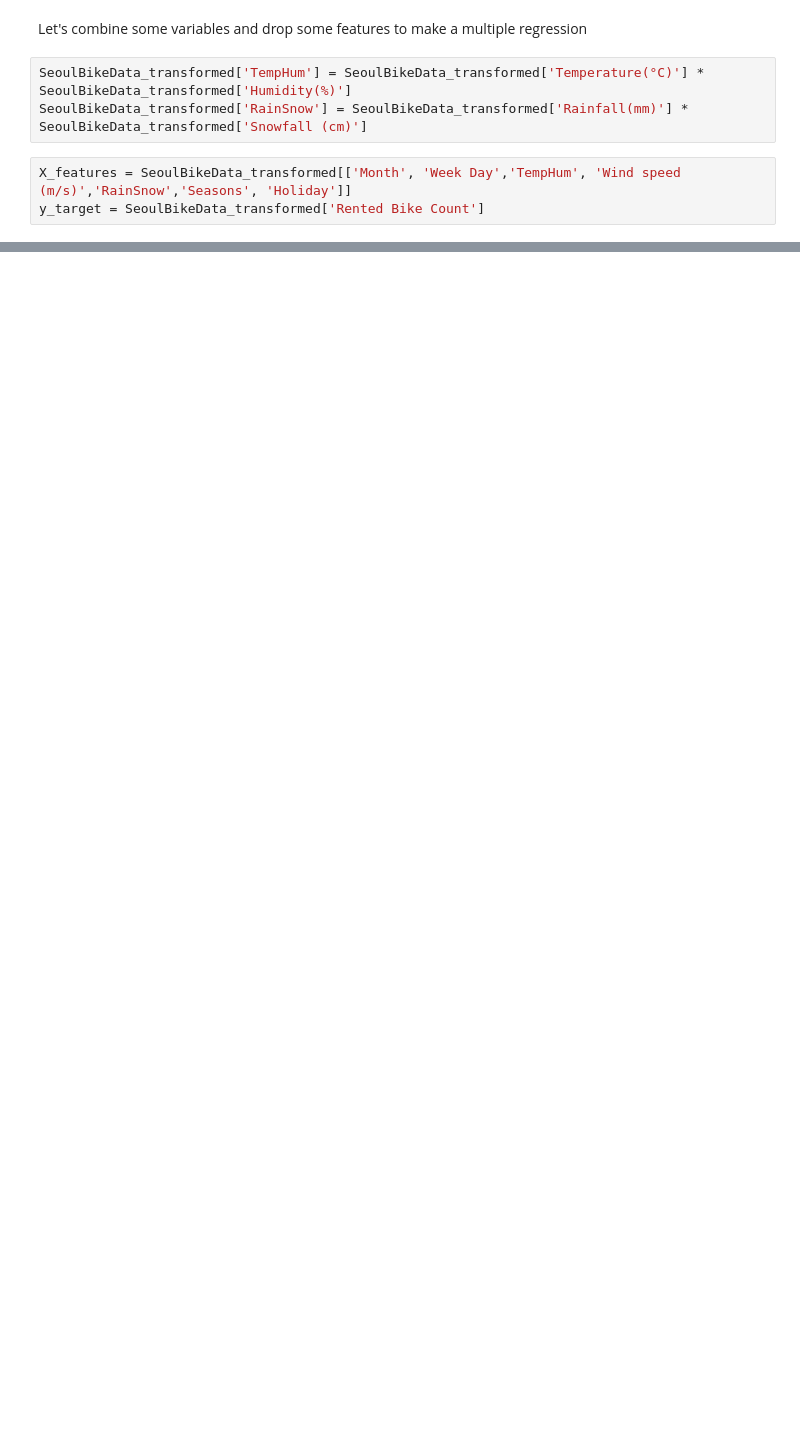
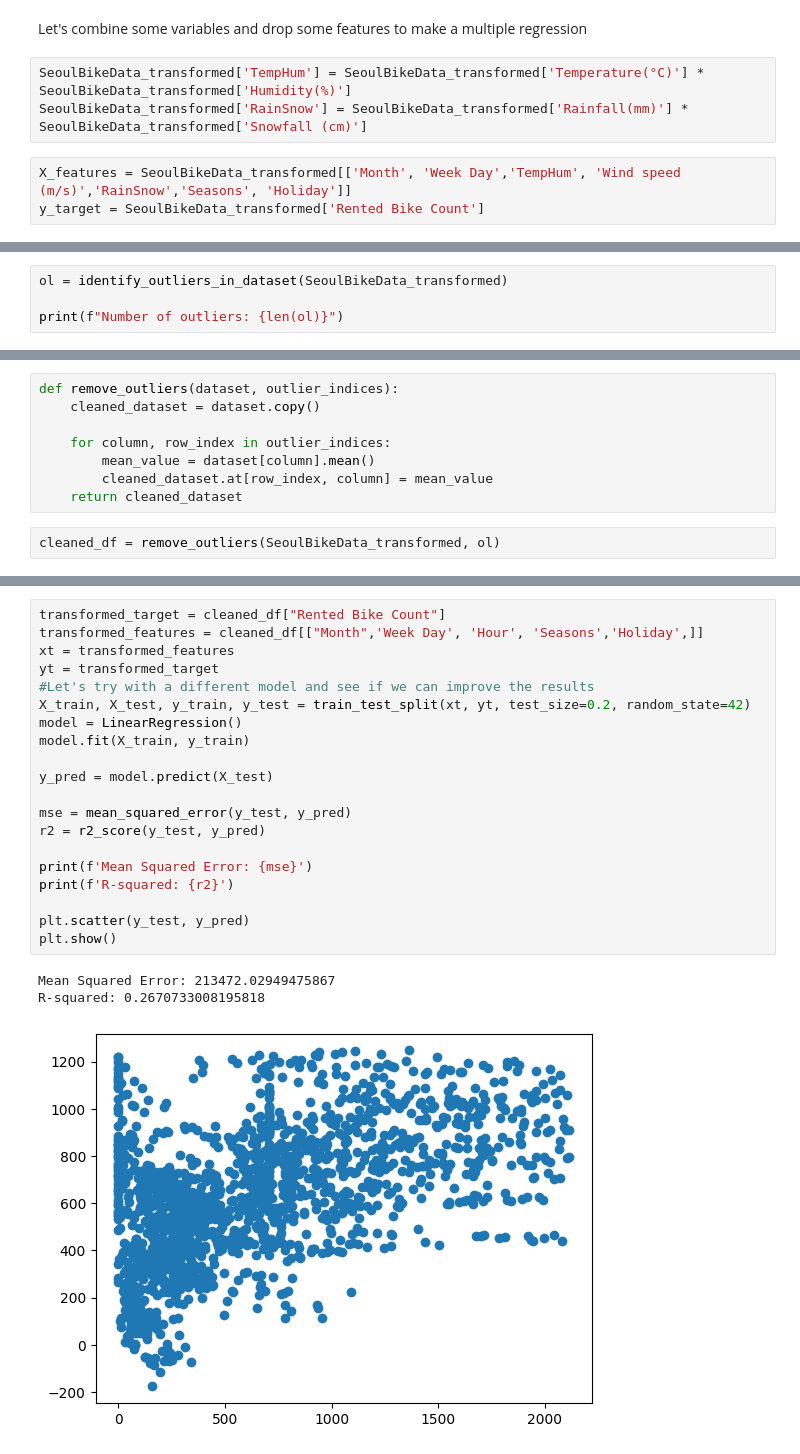
Before and after one commit to IvanGomez37/Final-Project-FoML, a Jupyter notebook: seoul_bike.ipynb, the cells around one changed output, grey strips where cells are left out. Drawn from its saved outputs; the diff is of its cells as text; blank space fills up the shorter version.

Commit message:
new models and check outliers

```diff
--- a/seoul_bike.ipynb
+++ b/seoul_bike.ipynb
@@ -612,0 +636,4 @@ Root Mean Squared Error: 578.2166540885438
+# %%
+ol = identify_outliers_in_dataset(SeoulBikeData_transformed)
+
+print(f"Number of outliers: {len(ol)}")
@@ -612,0 +642,10 @@ Root Mean Squared Error: 578.2166540885438
+# %%
+def remove_outliers(dataset, outlier_indices):
+    cleaned_dataset = dataset.copy()
+
+    for column, row_index in outlier_indices:
+        mean_value = dataset[column].mean()
+        cleaned_dataset.at[row_index, column] = mean_value
+    return cleaned_dataset
+# %%
+cleaned_df = remove_outliers(SeoulBikeData_transformed, ol)
@@ -612,0 +672,24 @@ Root Mean Squared Error: 578.2166540885438
+# %%
+transformed_target = cleaned_df["Rented Bike Count"]
+transformed_features = cleaned_df[["Month",'Week Day', 'Hour', 'Seasons','Holiday',]]
+xt = transformed_features
+yt = transformed_target
+#Let's try with a different model and see if we can improve the results
+X_train, X_test, y_train, y_test = train_test_split(xt, yt, test_size=0.2, random_state=42)
+model = LinearRegression()
+model.fit(X_train, y_train)
+
+y_pred = model.predict(X_test)
+
+mse = mean_squared_error(y_test, y_pred)
+r2 = r2_score(y_test, y_pred)
+
+print(f'Mean Squared Error: {mse}')
+print(f'R-squared: {r2}')
+
+plt.scatter(y_test, y_pred)
+plt.show()
+# %% [output]
+Mean Squared Error: 213472.02949475867
+R-squared: 0.2670733008195818
+[figure, added]
```
Also changed, not shown: parts of 20 cells of this notebook, 1 other file.
